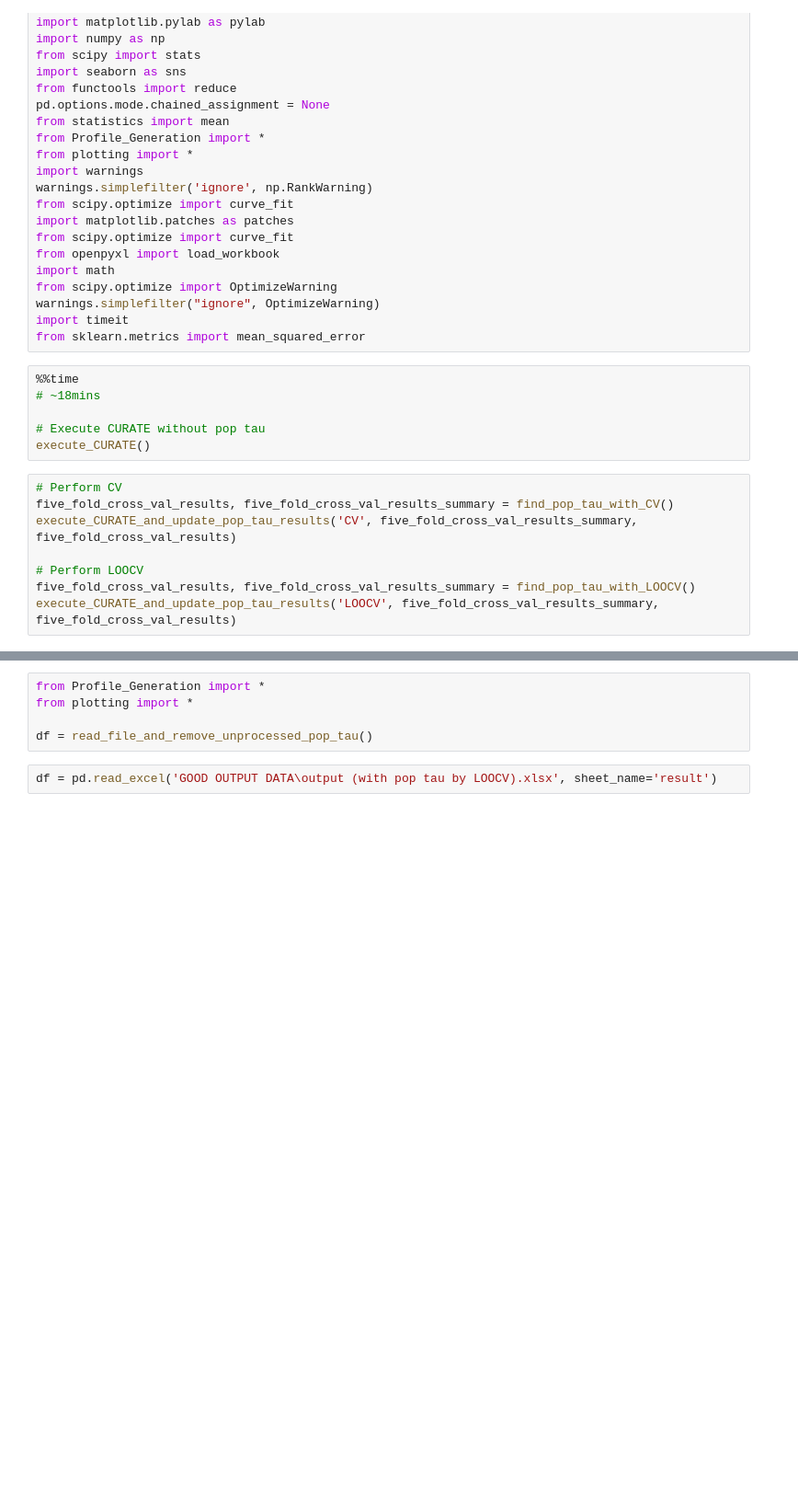
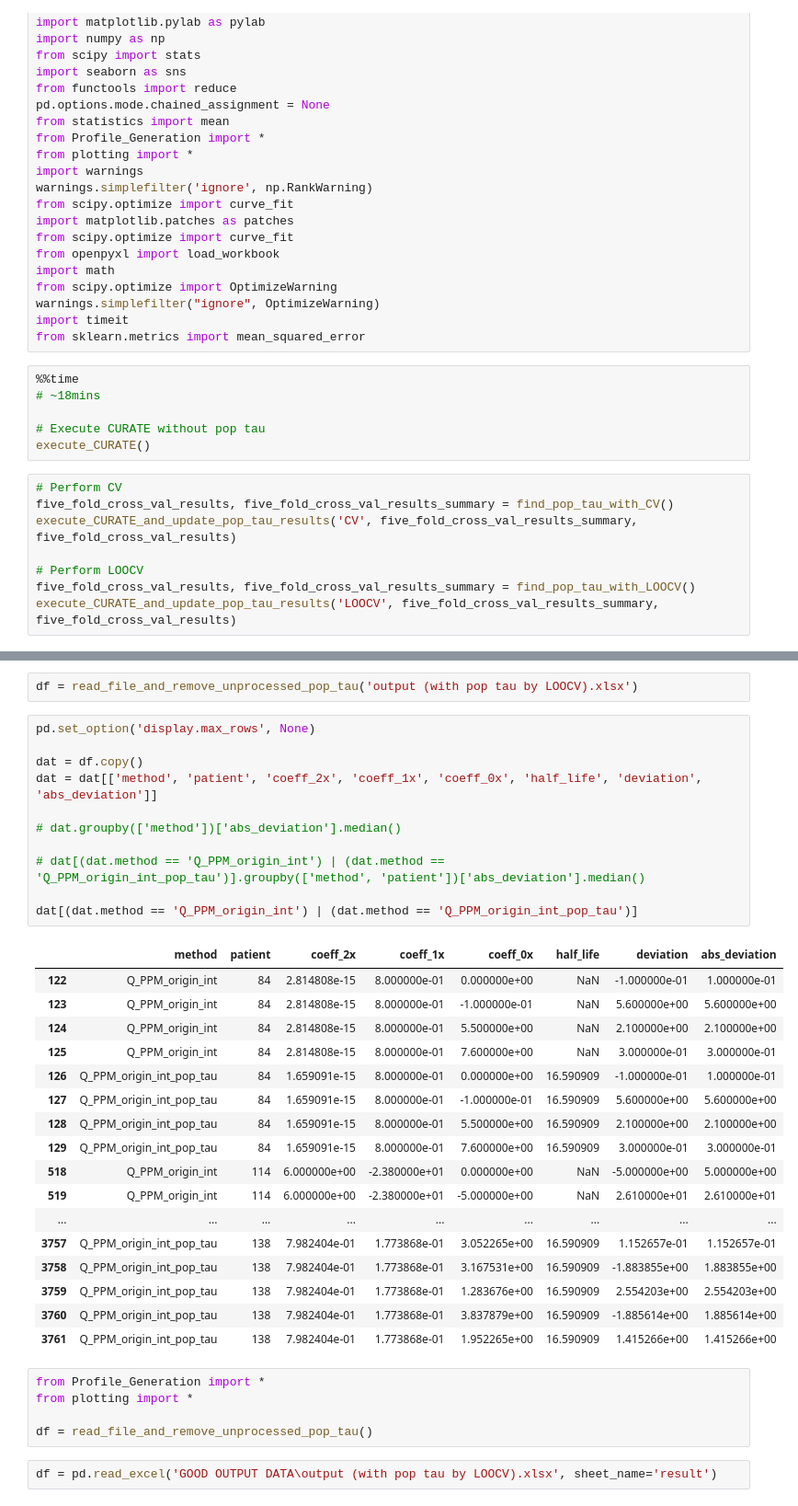
Before and after one commit to tshibei/retro_ped_liver_transplant, a Jupyter notebook: retro_PLT.ipynb, the cells around one changed output, grey strips where cells are left out. Shown at 92% size. Saved outputs shown, nothing was run; the diff lists cells and outputs as text; blank space fills up the shorter version.

```diff
--- a/retro_PLT.ipynb
+++ b/retro_PLT.ipynb
@@ -45,3 +60,34 @@ Wall time: 34.5 s
+# %%
+df = read_file_and_remove_unprocessed_pop_tau('output (with pop tau by LOOCV).xlsx')
+# %%
+pd.set_option('display.max_rows', None)
+
+dat = df.copy()
+dat = dat[['method', 'patient', 'coeff_2x', 'coeff_1x', 'coeff_0x', 'half_life', 'deviation', 'abs_deviation']]
+
+# dat.groupby(['method'])['abs_deviation'].median()
+
+# dat[(dat.method == 'Q_PPM_origin_int') | (dat.method == 'Q_PPM_origin_int_pop_tau')].groupby(['method', 'patient'])['abs_deviation'].median()
+
+dat[(dat.method == 'Q_PPM_origin_int') | (dat.method == 'Q_PPM_origin_int_pop_tau')]
+# %% [output]
+|  | method | patient | coeff_2x | coeff_1x | coeff_0x | half_life | deviation | abs_deviation |
+| 122 | Q_PPM_origin_int | 84 | 2.814808e-15 | 8.000000e-01 | 0.000000e+00 | NaN | -1.000000e-01 | 1.000000e-01 |
+| 123 | Q_PPM_origin_int | 84 | 2.814808e-15 | 8.000000e-01 | -1.000000e-01 | NaN | 5.600000e+00 | 5.600000e+00 |
+| 124 | Q_PPM_origin_int | 84 | 2.814808e-15 | 8.000000e-01 | 5.500000e+00 | NaN | 2.100000e+00 | 2.100000e+00 |
+| 125 | Q_PPM_origin_int | 84 | 2.814808e-15 | 8.000000e-01 | 7.600000e+00 | NaN | 3.000000e-01 | 3.000000e-01 |
+| 126 | Q_PPM_origin_int_pop_tau | 84 | 1.659091e-15 | 8.000000e-01 | 0.000000e+00 | 16.590909 | -1.000000e-01 | 1.000000e-01 |
+| 127 | Q_PPM_origin_int_pop_tau | 84 | 1.659091e-15 | 8.000000e-01 | -1.000000e-01 | 16.590909 | 5.600000e+00 | 5.600000e+00 |
+| 128 | Q_PPM_origin_int_pop_tau | 84 | 1.659091e-15 | 8.000000e-01 | 5.500000e+00 | 16.590909 | 2.100000e+00 | 2.100000e+00 |
+| 129 | Q_PPM_origin_int_pop_tau | 84 | 1.659091e-15 | 8.000000e-01 | 7.600000e+00 | 16.590909 | 3.000000e-01 | 3.000000e-01 |
+| 518 | Q_PPM_origin_int | 114 | 6.000000e+00 | -2.380000e+01 | 0.000000e+00 | NaN | -5.000000e+00 | 5.000000e+00 |
+| 519 | Q_PPM_origin_int | 114 | 6.000000e+00 | -2.380000e+01 | -5.000000e+00 | NaN | 2.610000e+01 | 2.610000e+01 |
+| ... | ... | ... | ... | ... | ... | ... | ... | ... |
+| 3757 | Q_PPM_origin_int_pop_tau | 138 | 7.982404e-01 | 1.773868e-01 | 3.052265e+00 | 16.590909 | 1.152657e-01 | 1.152657e-01 |
+| 3758 | Q_PPM_origin_int_pop_tau | 138 | 7.982404e-01 | 1.773868e-01 | 3.167531e+00 | 16.590909 | -1.883855e+00 | 1.883855e+00 |
+| 3759 | Q_PPM_origin_int_pop_tau | 138 | 7.982404e-01 | 1.773868e-01 | 1.283676e+00 | 16.590909 | 2.554203e+00 | 2.554203e+00 |
+| 3760 | Q_PPM_origin_int_pop_tau | 138 | 7.982404e-01 | 1.773868e-01 | 3.837879e+00 | 16.590909 | -1.885614e+00 | 1.885614e+00 |
+| 3761 | Q_PPM_origin_int_pop_tau | 138 | 7.982404e-01 | 1.773868e-01 | 1.952265e+00 | 16.590909 | 1.415266e+00 | 1.415266e+00 |
 # %%
 from Profile_Generation import *
 from plotting import *
```
Also changed, not shown: parts of 1 cell of this notebook, 5 other files.
